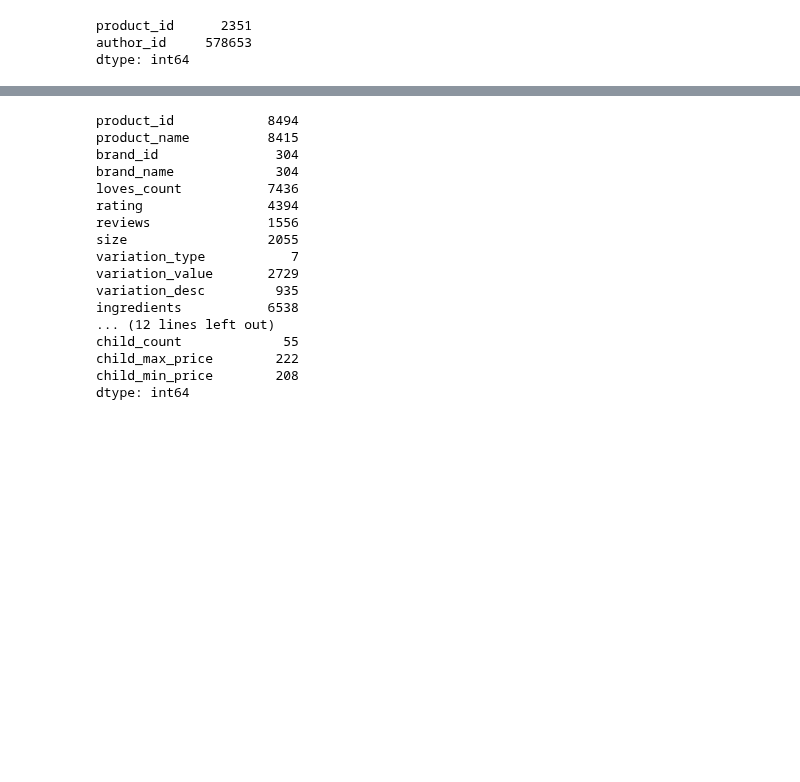
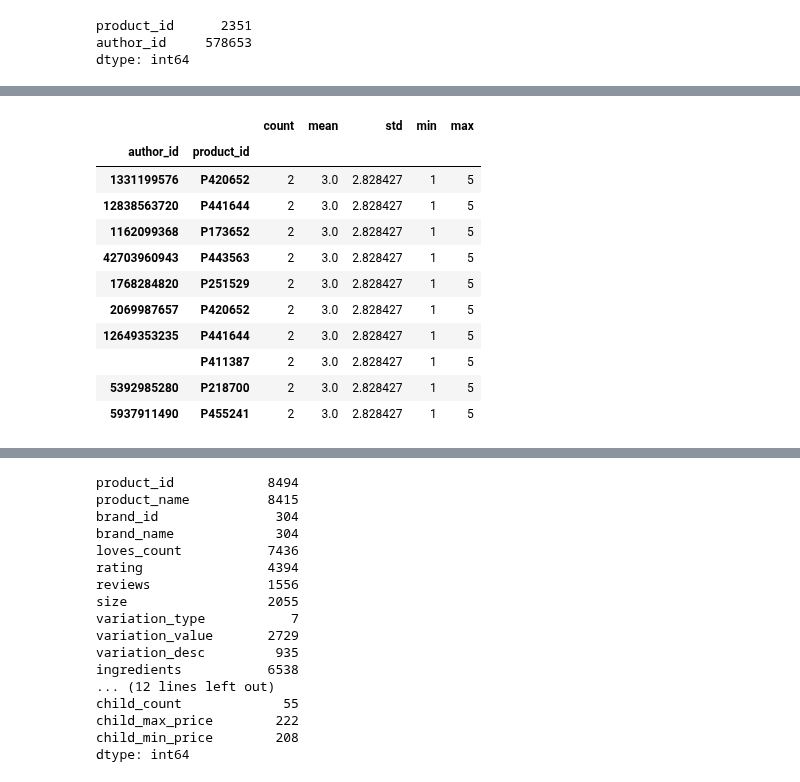
Before and after one commit to nurs-1502/Web_Mining_Project, a Jupyter notebook: NeuralNetworkApproach/NN_w_textFeatures.ipynb, the cells around one changed output, grey strips where cells are left out. Saved outputs shown, nothing was run; the diff lists cells and outputs as text; code cells hidden in the pictures; blank space fills up the shorter version.

```diff
--- a/NeuralNetworkApproach/NN_w_textFeatures.ipynb
+++ b/NeuralNetworkApproach/NN_w_textFeatures.ipynb
@@ -82,0 +122,22 @@ df_reviews_final = df_reviews_final.loc[~df_reviews_final['author_id'].str.conta
+# %%
+#duplicated (user, item) pairs
+dupes = df_reviews_final[df_reviews_final.duplicated(subset=['author_id', 'product_id'], keep=False)]
+dupe_stats = dupes.groupby(['author_id', 'product_id'])['rating'].agg(['count', 'mean', 'std', 'min', 'max'])
+
+#sort by standard deviation (or count) to inspect variability
+dupe_stats_sorted = dupe_stats.sort_values(by='std', ascending=False)
+
+dupe_stats_sorted.head(10)
+# %% [output]
+|  |  | count | mean | std | min | max |
+| author_id | product_id |  |  |  |  |  |
+| 1331199576 | P420652 | 2 | 3.0 | 2.828427 | 1 | 5 |
+| 12838563720 | P441644 | 2 | 3.0 | 2.828427 | 1 | 5 |
+| 1162099368 | P173652 | 2 | 3.0 | 2.828427 | 1 | 5 |
+| 42703960943 | P443563 | 2 | 3.0 | 2.828427 | 1 | 5 |
+| 1768284820 | P251529 | 2 | 3.0 | 2.828427 | 1 | 5 |
+| 2069987657 | P420652 | 2 | 3.0 | 2.828427 | 1 | 5 |
+| 12649353235 | P441644 | 2 | 3.0 | 2.828427 | 1 | 5 |
+|  | P411387 | 2 | 3.0 | 2.828427 | 1 | 5 |
+| 5392985280 | P218700 | 2 | 3.0 | 2.828427 | 1 | 5 |
+| 5937911490 | P455241 | 2 | 3.0 | 2.828427 | 1 | 5 |
```
Also changed, not shown: parts of 62 cells of this notebook, 1 other file.
